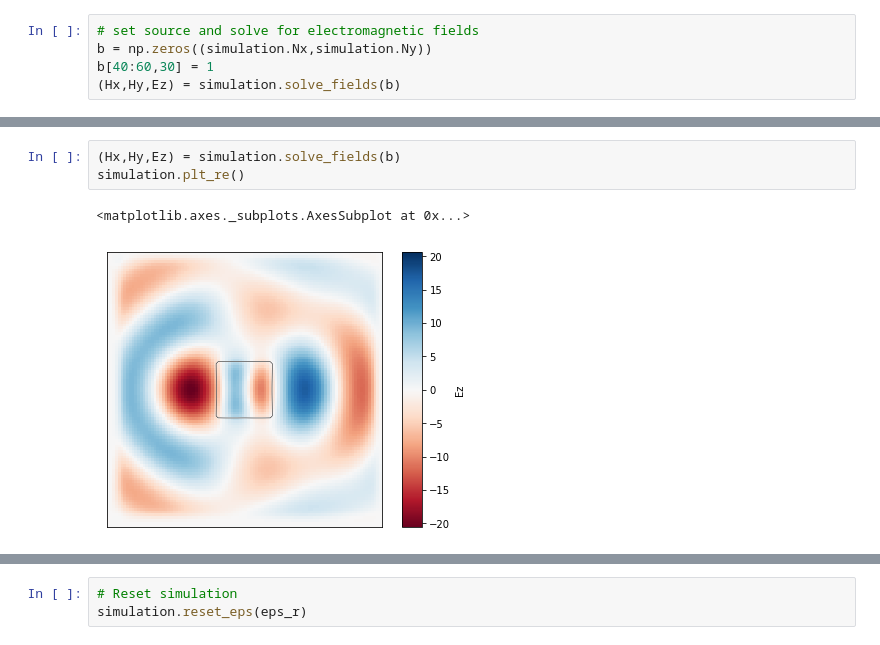
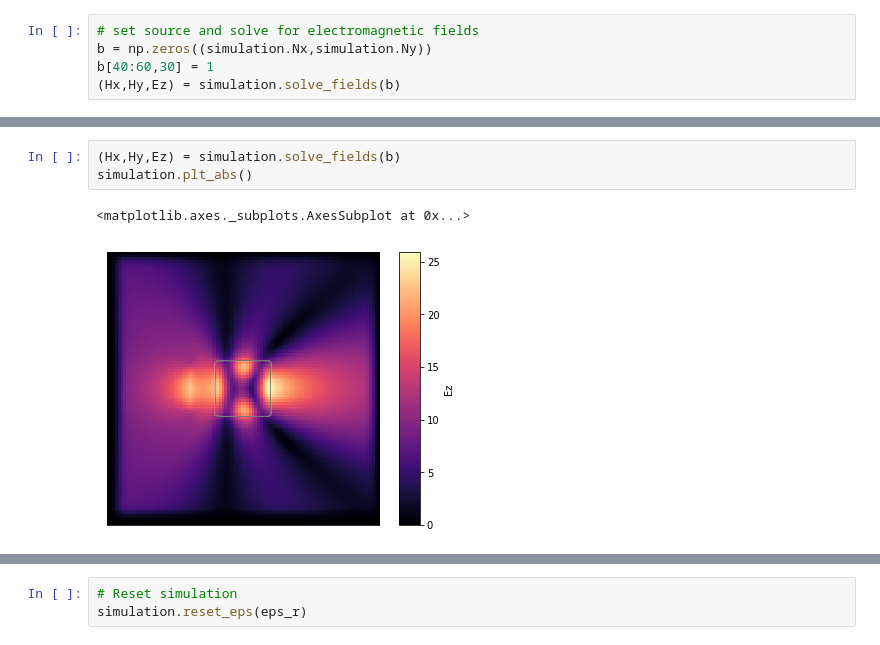
Before and after one commit to fancompute/angler, a Jupyter notebook: Notebooks/optimization.ipynb, the cells around one changed output, grey strips where cells are left out. Drawn from its saved outputs; the diff is of its cells as text.

```diff
--- a/Notebooks/optimization.ipynb
+++ b/Notebooks/optimization.ipynb
@@ -83,6 +72,6 @@ plt.show()
 # %%
 (Hx,Hy,Ez) = simulation.solve_fields(b)
-simulation.plt_re()
+simulation.plt_abs()
 # %% [output]
 <matplotlib.axes._subplots.AxesSubplot at 0x...>
-[figure, old version]
+[figure, new version]
```
Also changed, not shown: parts of 29 cells of this notebook, 1 other file.
